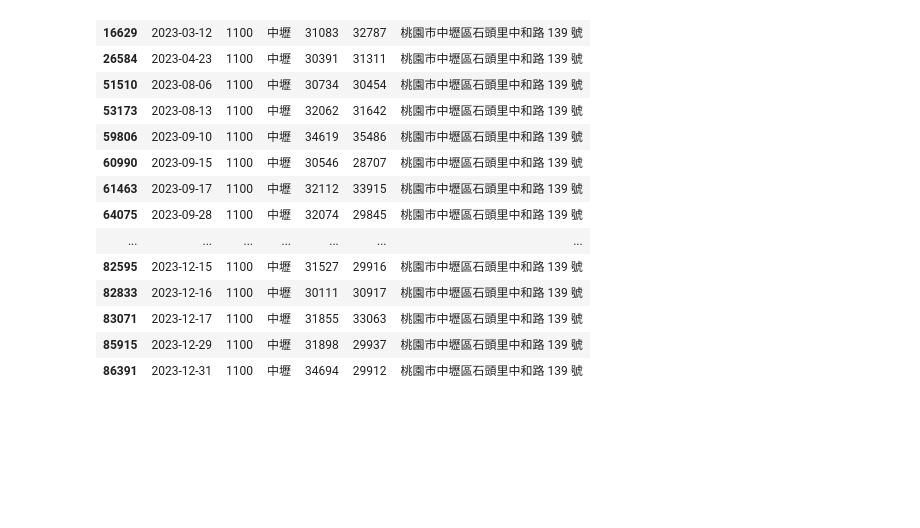
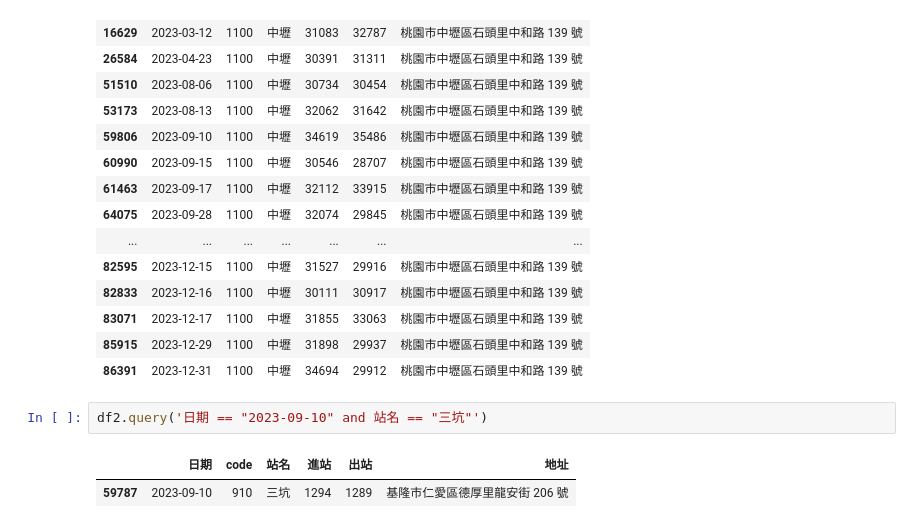
Before and after one commit to roberthsu2003/__2024_06_25_gov__, a Jupyter notebook: lesson12.ipynb, the cells around one changed output. Drawn from its saved outputs; the diff is of its cells as text; blank space fills up the shorter version.

```diff
--- a/lesson12.ipynb
+++ b/lesson12.ipynb
@@ -109,3 +109,8 @@ df2.query('進站>=30000 and 站名=="中壢"')
 | 83071 | 2023-12-17 | 1100 | 中壢 | 31855 | 33063 | 桃園市中壢區石頭里中和路 139 號 |
 | 85915 | 2023-12-29 | 1100 | 中壢 | 31898 | 29937 | 桃園市中壢區石頭里中和路 139 號 |
 | 86391 | 2023-12-31 | 1100 | 中壢 | 34694 | 29912 | 桃園市中壢區石頭里中和路 139 號 |
+# %%
+df2.query('日期 == "2023-09-10" and 站名 == "三坑"')
+# %% [output]
+|  | 日期 | code | 站名 | 進站 | 出站 | 地址 |
+| 59787 | 2023-09-10 | 910 | 三坑 | 1294 | 1289 | 基隆市仁愛區德厚里龍安街 206 號 |
```
